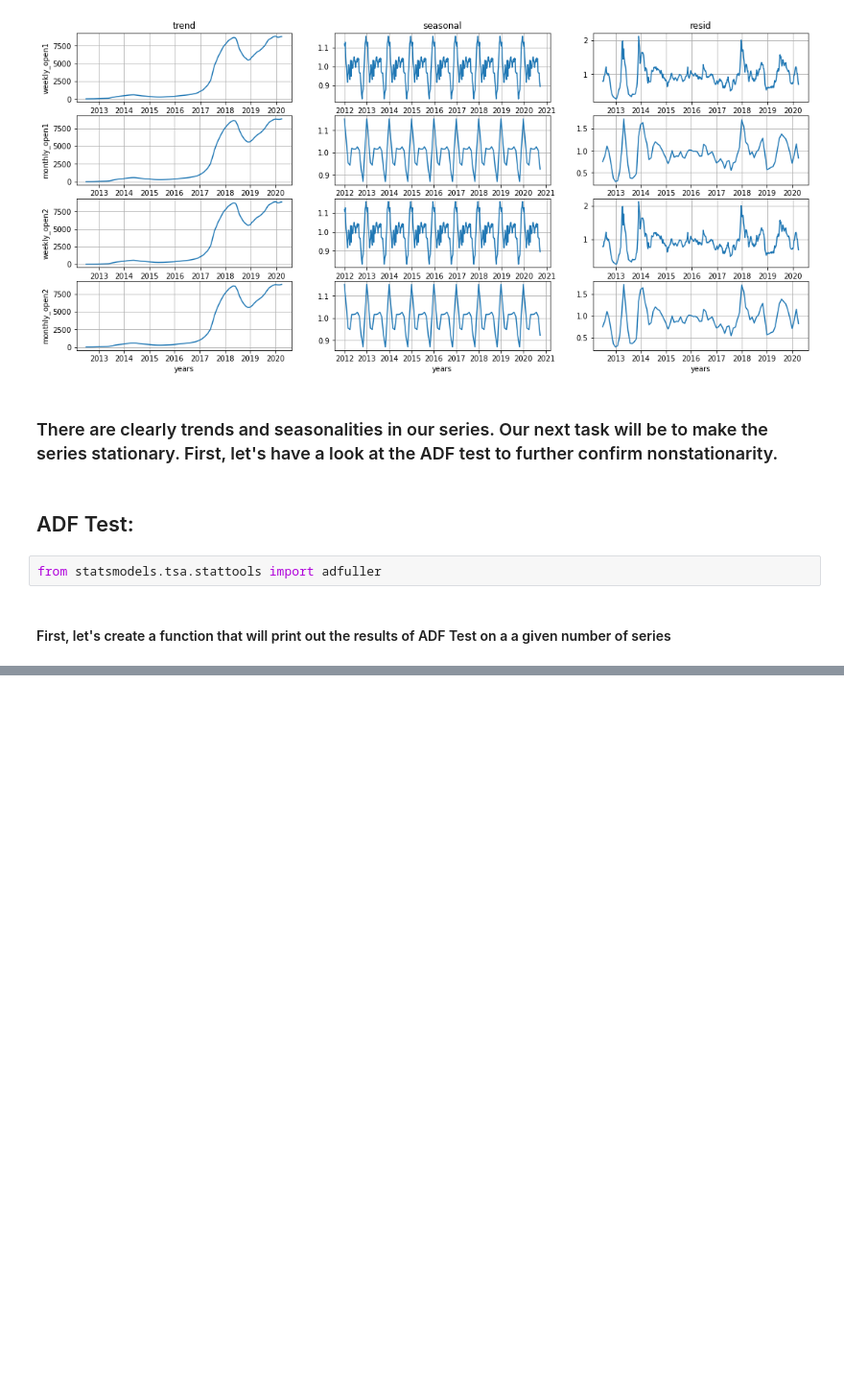
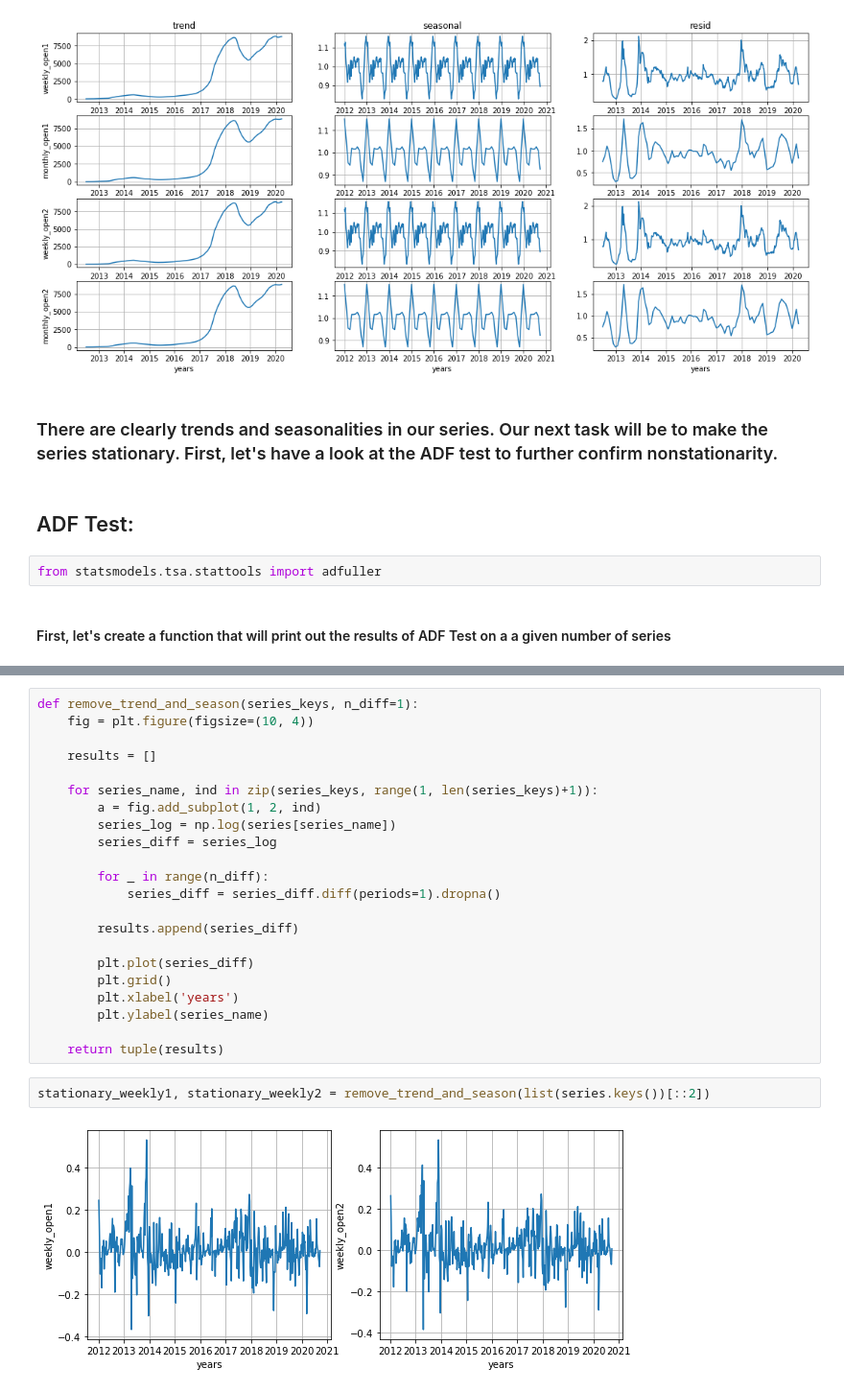
Before and after one commit to HamoyeHQ/05-bitcoin-trading, a Jupyter notebook: Open column time series.ipynb, the cells around one changed output, grey strips where cells are left out. Shown: that part at 96% size. Drawn from its saved outputs; the diff is of its cells as text; blank space fills up the shorter version.

Commit message:
Made the series stationary

```diff
--- a/Open column time series.ipynb
+++ b/Open column time series.ipynb
@@ -502,0 +504,26 @@ critical values:
+# %%
+def remove_trend_and_season(series_keys, n_diff=1):
+    fig = plt.figure(figsize=(10, 4))
+
+    results = []
+
+    for series_name, ind in zip(series_keys, range(1, len(series_keys)+1)):
+        a = fig.add_subplot(1, 2, ind)
+        series_log = np.log(series[series_name])
+        series_diff = series_log
+
+        for _ in range(n_diff):
+            series_diff = series_diff.diff(periods=1).dropna()
+
+        results.append(series_diff)
+
+        plt.plot(series_diff)
+        plt.grid()
+        plt.xlabel('years')
+        plt.ylabel(series_name)
+
+    return tuple(results)
+# %%
+stationary_weekly1, stationary_weekly2 = remove_trend_and_season(list(series.keys())[::2])
+# %% [output]
+[figure, added]
```
Also changed, not shown: parts of 10 cells of this notebook.
